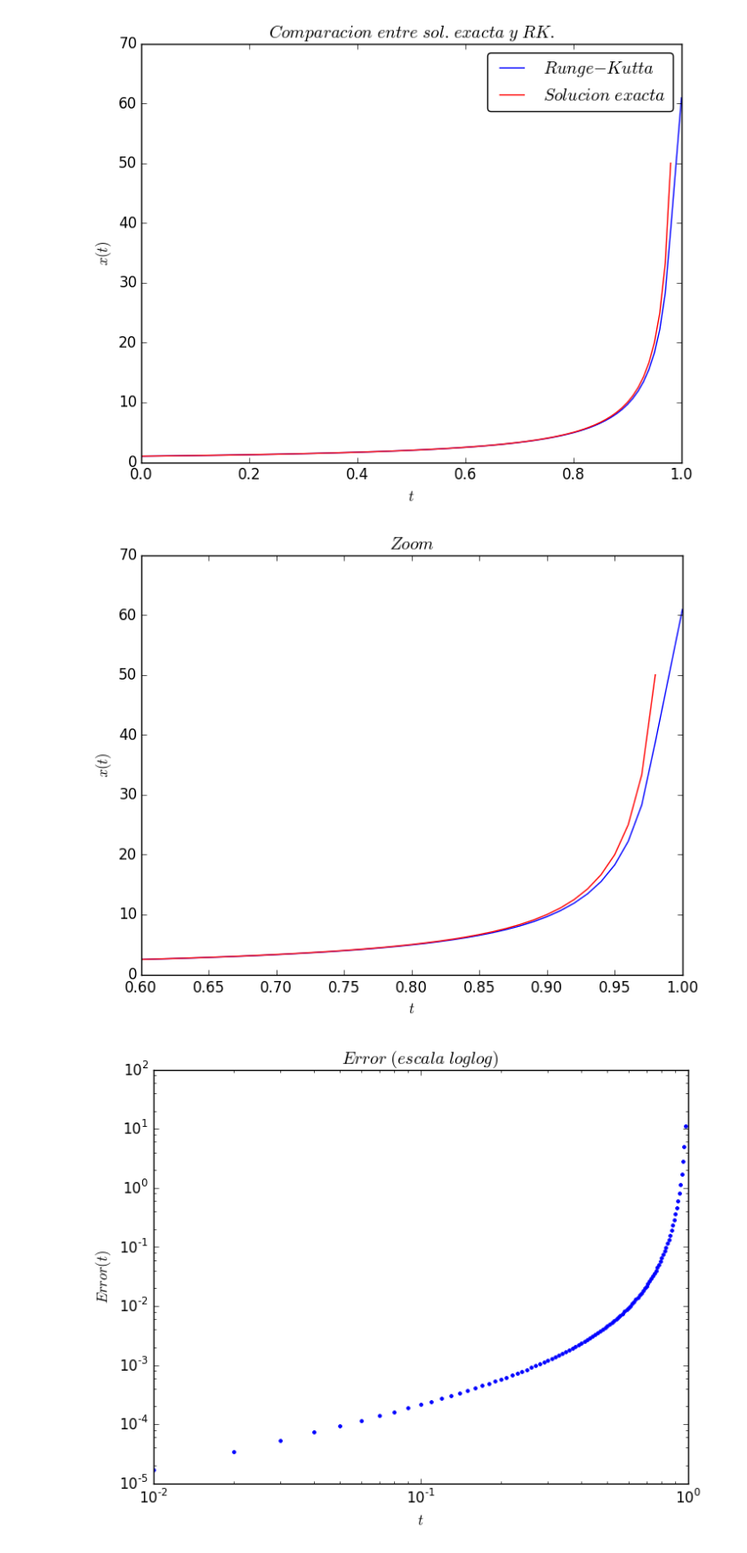
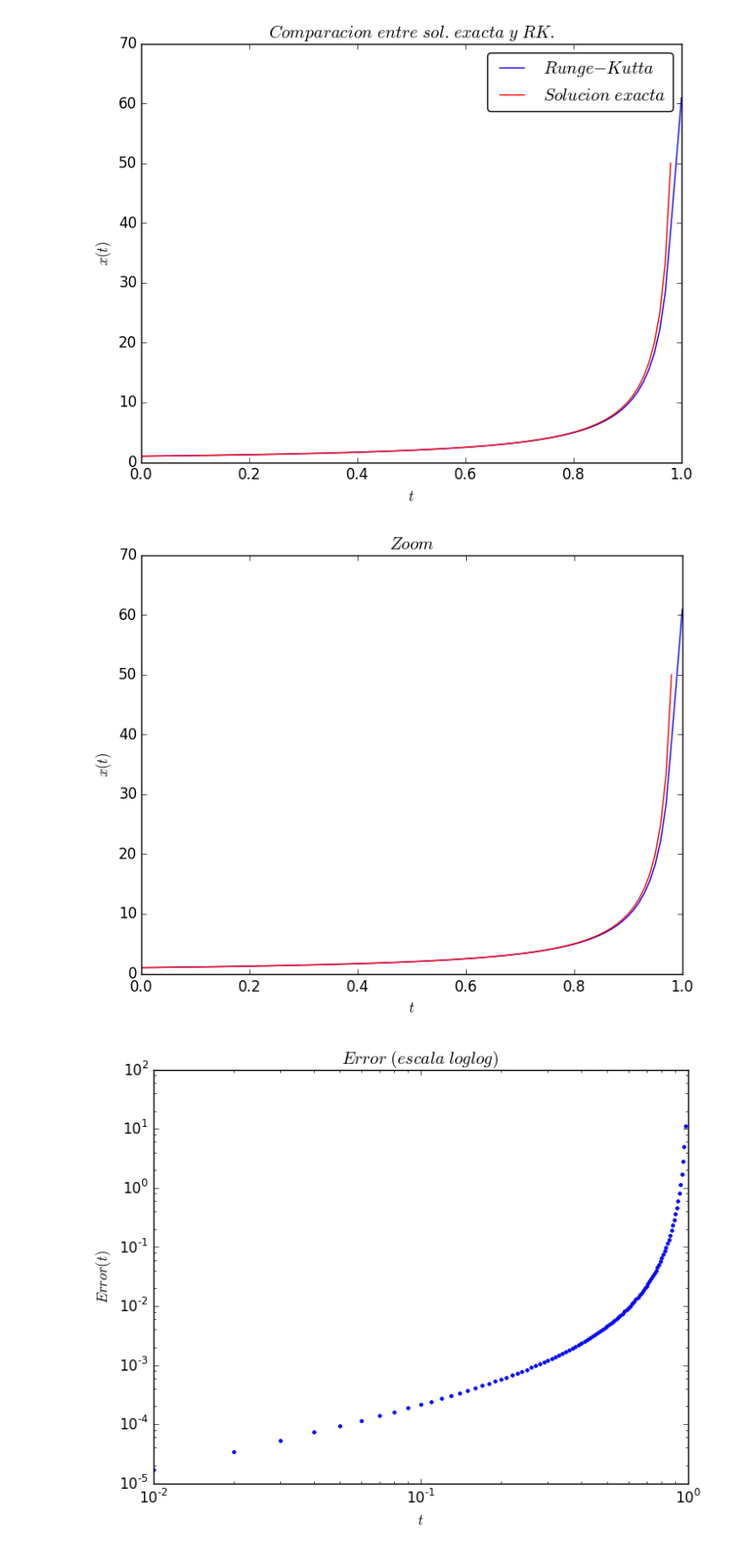
Before and after one commit to lbenet/2016-1_Temas_Selectos_Fisica_Computacional, a Jupyter notebook: tareas/Oscar_Hurtado/3-EjerciciosTaylor.ipynb, the cells around one changed output. Shown at 89% size. Cells and saved outputs as stored; diff of their text form; code cells hidden in the pictures.

```diff
--- a/tareas/Oscar_Hurtado/3-EjerciciosTaylor.ipynb
+++ b/tareas/Oscar_Hurtado/3-EjerciciosTaylor.ipynb
@@ -96,12 +182,12 @@ legend(loc="best",fancybox="true");
 # %%
 plot(t,x,"b",label=L"Runge-Kutta")
 plot(t,s,"r",label=L"Solucion \ exacta")
 xlabel(L"t")
 ylabel(L"x(t)")
 title(L"Zoom")
-axis([0.6,1,0,70]);
+axis([0,1,0,70]);
 # %% [output]
-[figure, old version]
+[figure, new version]
 # %%
 err=zeros(n)
 [err[i]=abs(x[i]-s[i]) for i in 1:length(t)]
```
Also changed, not shown: parts of 24 cells of this notebook.
